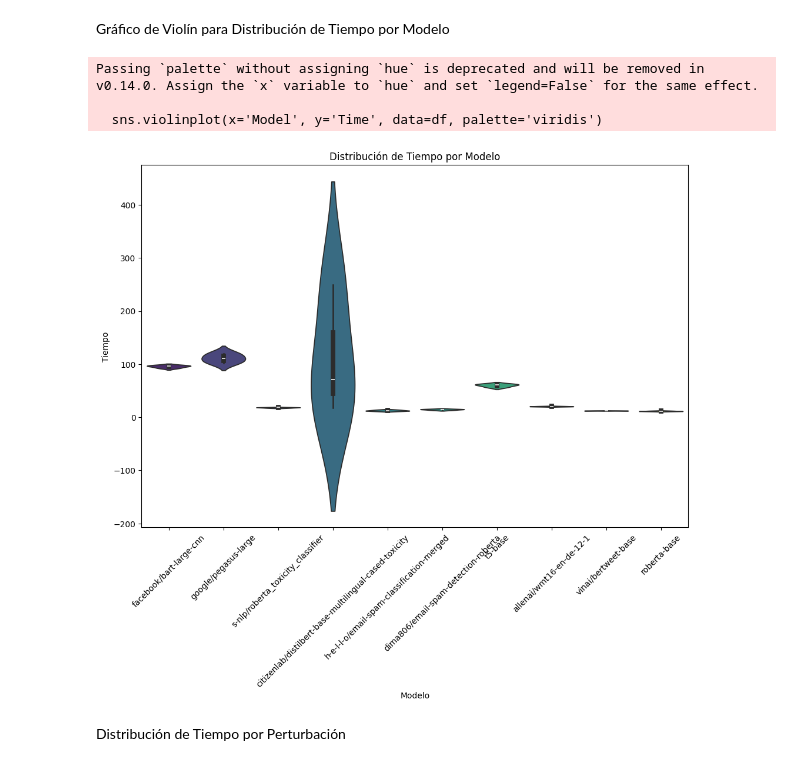
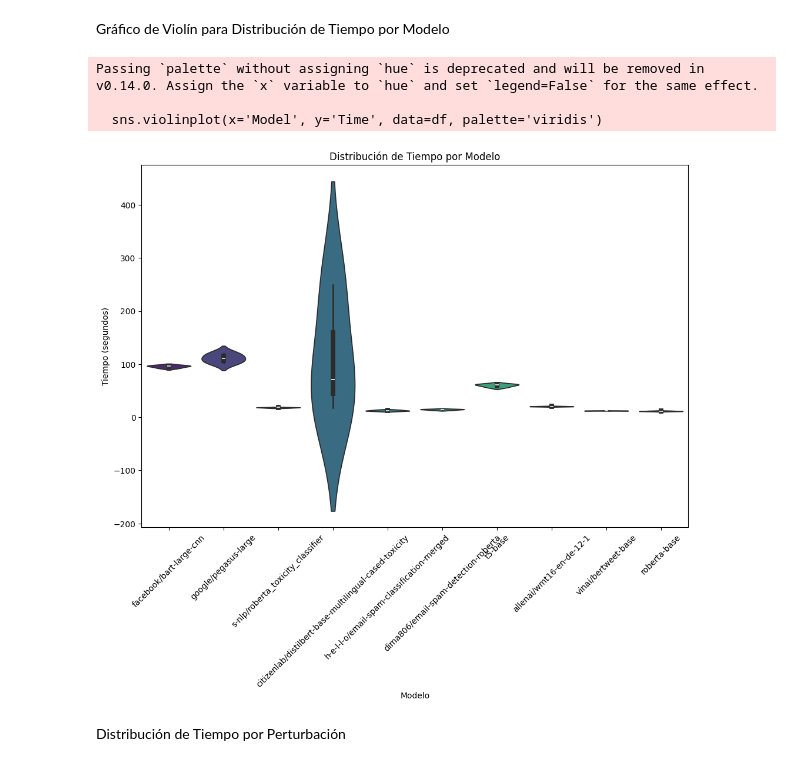
Before and after one commit to migromarj/MLE-MT-LM, a Jupyter notebook: MLE-MT-LM.ipynb, the cells around one changed output. Drawn from its saved outputs; the diff is of its cells as text; code cells hidden in the pictures.

```diff
--- a/MLE-MT-LM.ipynb
+++ b/MLE-MT-LM.ipynb
@@ -305,16 +305,16 @@ Gráfico de Violín para Distribución de Tiempo por Modelo
 # %%
 plt.figure(figsize=(12, 8))
 sns.violinplot(x='Model', y='Time', data=df, palette='viridis')
 plt.title('Distribución de Tiempo por Modelo')
 plt.xlabel('Modelo')
-plt.ylabel('Tiempo')
+plt.ylabel('Tiempo (segundos)')
 plt.xticks(rotation=45)
 plt.show()
 # %% [output]
 Passing `palette` without assigning `hue` is deprecated and will be removed in v0.14.0. Assign the `x` variable to `hue` and set `legend=False` for the same effect.
 
   sns.violinplot(x='Model', y='Time', data=df, palette='viridis')
-[figure, old version]
+[figure, new version]
 # %% [markdown]
 Distribución de Tiempo por Perturbación
 # %%
```
Also changed, not shown: parts of 4 cells of this notebook, 10 other files.
